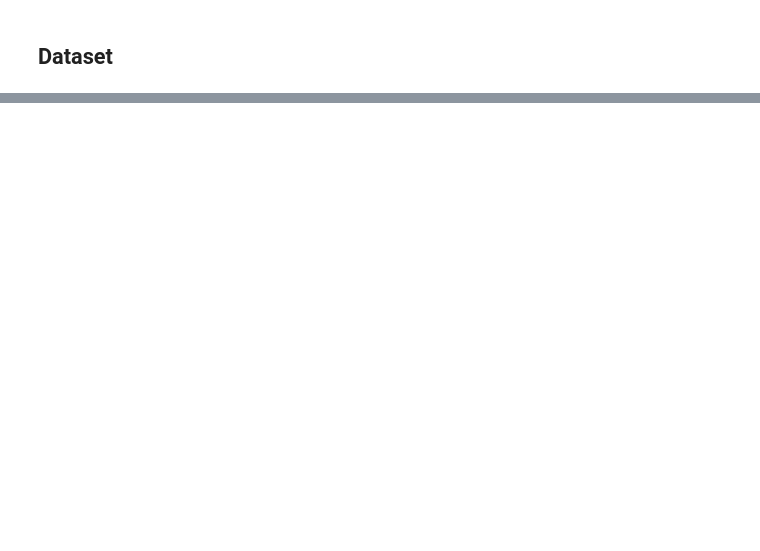
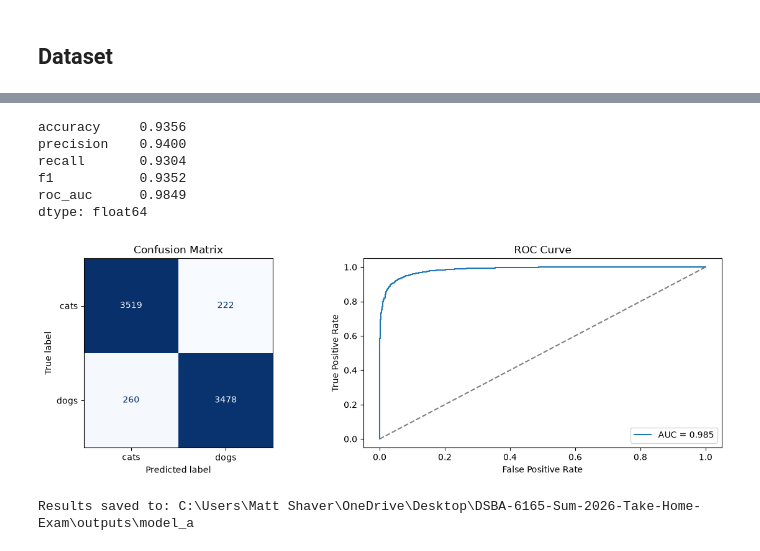
Before and after one commit to shaverm96/DSBA-6165-Sum-2026-Take-Home-Exam, a Jupyter notebook: notebooks/02_model_a_baseline.ipynb, the cells around one changed output, grey strips where cells are left out. Cells and saved outputs as stored; diff of their text form; code cells hidden in the pictures; blank space fills up the shorter version.

```diff
--- a/notebooks/02_model_a_baseline.ipynb
+++ b/notebooks/02_model_a_baseline.ipynb
@@ -718,0 +535,69 @@ The test metrics, predictions, learning curve, confusion matrix, and ROC curve a
+# %%
+all_probabilities = []
+all_targets = []
+
+with torch.no_grad():
+    for images, labels in test_loader:
+        images = images.to(DEVICE, non_blocking=True)
+        logits = test_model(images).reshape(-1)
+        probabilities = torch.sigmoid(logits).cpu()
+
+        all_probabilities.extend(probabilities.tolist())
+        all_targets.extend(labels.tolist())
+
+predictions = [1 if probability >= 0.5 else 0 for probability in all_probabilities]
+targets = [int(target) for target in all_targets]
+
+false_positive_rate, true_positive_rate, _ = roc_curve(targets, all_probabilities)
+test_metrics = {
+    'accuracy': accuracy_score(targets, predictions),
+    'precision': precision_score(targets, predictions, zero_division=0),
+    'recall': recall_score(targets, predictions, zero_division=0),
+    'f1': f1_score(targets, predictions, zero_division=0),
+    'roc_auc': auc(false_positive_rate, true_positive_rate),
+}
+
+print(pd.Series(test_metrics).round(4))
+# %% [output]
+accuracy     0.9356
+precision    0.9400
+recall       0.9304
+f1           0.9352
+roc_auc      0.9849
+dtype: float64
+# %%
+prediction_table = pd.DataFrame({
+    'actual': [CLASS_NAMES[target] for target in targets],
+    'probability_dog': all_probabilities,
+    'predicted': [CLASS_NAMES[prediction] for prediction in predictions],
+})
+
+prediction_table.to_csv(OUTPUT_DIR / 'test_predictions.csv', index=False)
+(OUTPUT_DIR / 'test_metrics.json').write_text(
+    json.dumps(test_metrics, indent=2),
+    encoding='utf-8',
+)
+
+fig, axes = plt.subplots(1, 2, figsize=(12, 4))
+
+ConfusionMatrixDisplay(
+    confusion_matrix(targets, predictions),
+    display_labels=CLASS_NAMES,
+).plot(ax=axes[0], cmap='Blues', colorbar=False)
+axes[0].set_title('Confusion Matrix')
+
+axes[1].plot(false_positive_rate, true_positive_rate, label=f"AUC = {test_metrics['roc_auc']:.3f}")
+axes[1].plot([0, 1], [0, 1], linestyle='--', color='gray')
+axes[1].set_title('ROC Curve')
+axes[1].set_xlabel('False Positive Rate')
+axes[1].set_ylabel('True Positive Rate')
+axes[1].legend()
+
+plt.tight_layout()
+plt.savefig(OUTPUT_DIR / 'test_evaluation.png', dpi=200)
+plt.show()
+
+print('Results saved to:', OUTPUT_DIR)
+# %% [output]
+[figure, added]
+Results saved to: C:\Users\Matt Shaver\OneDrive\Desktop\DSBA-6165-Sum-2026-Take-Home-Exam\outputs\model_a
```
Also changed, not shown: parts of 27 cells of this notebook, 7 other files.
